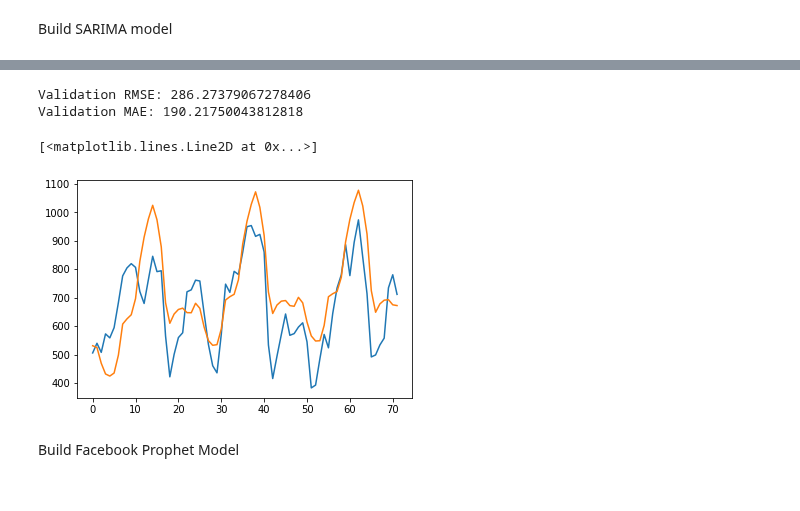
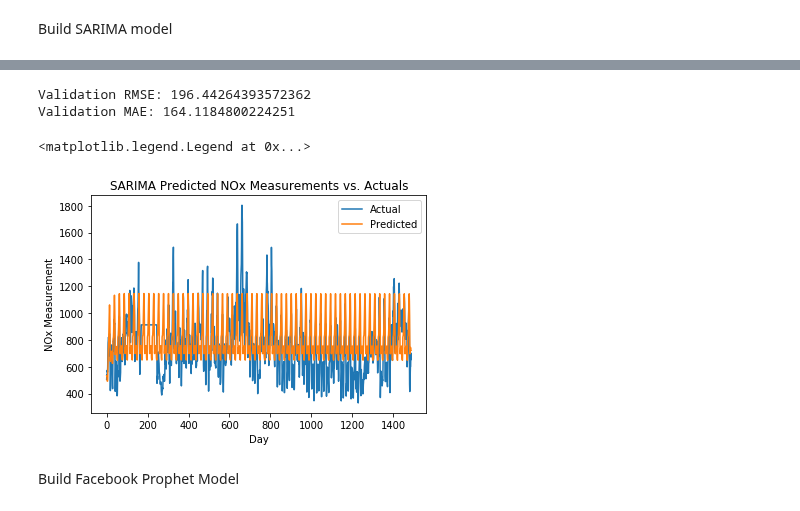
Before and after one commit to blantj/environmental_time_series, a Jupyter notebook: Modeling.ipynb, the cells around one changed output, grey strips where cells are left out. Saved outputs shown, nothing was run; the diff lists cells and outputs as text; code cells hidden in the pictures.

```diff
--- a/Modeling.ipynb
+++ b/Modeling.ipynb
@@ -31,10 +31,10 @@ df.head()
 # %% [markdown]
 Convert Period column to DateTime format
 # %%
-def replace_periods(date_time):
+def reformat_date(date_time):
     return str(date_time).replace('.',':')
 df['Period'] = df['Period'].apply(replace_periods)
-df['Period'] = pd.to_datetime(df['Period'])
+df['Period'] = pd.to_datetime(df['Period'], dayfirst=True)
 df.head()
 # %% [output]
 |  | Period | NOx |
@@ -60,0 +77,3 @@ memory usage: 219.3 KB
+# %%
+df['NOx'] = df['NOx'].replace({-200: np.nan})
+df.fillna(method='ffill', inplace=True)
@@ -136,7 +182,7 @@ Validation MAE: 71.81573638197713
 # %% [markdown]
 Build SARIMA model
 # %%
-sarima = SARIMAX(train_series, order = (2,1,3), seasonal_order = (3,1,3,24))
+sarima = SARIMAX(train_series, order = (1,1,1), seasonal_order = (1,1,1,24))
 sarima_model = sarima.fit()
 print(sarima_model.summary())
 print(sarima_model.params)
@@ -145,15 +209,19 @@ val_pred_sarima = sarima_model.forecast(steps=1488)
 print('Validation RMSE:', np.sqrt(mean_squared_error(val_series, val_pred_sarima)))
 print('Validation MAE:', mean_absolute_error(val_series, val_pred_sarima))
 # %% [output]
-Validation RMSE: 286.27379067278406
-Validation MAE: 190.21750043812818
+Validation RMSE: 196.44264393572362
+Validation MAE: 164.1184800224251
 # %%
 fig, ax = plt.subplots()
-ax.plot(range(0,72),val_series[0:72])
-ax.plot(range(0,72),val_pred_sarima[0:72])
+ax.plot(range(0,1488),val_series)
+ax.plot(range(0,1488),val_pred_sarima)
+ax.set_xlabel('Day')
+ax.set_ylabel('NOx Measurement')
+ax.set_title('SARIMA Predicted NOx Measurements vs. Actuals')
+ax.legend(labels = ['Actual','Predicted'])
 # %% [output]
-[<matplotlib.lines.Line2D at 0x...>]
+<matplotlib.legend.Legend at 0x...>
-[figure, old version]
+[figure, new version]
 # %% [markdown]
 Build Facebook Prophet Model
 # %%
```
Also changed, not shown: parts of 26 cells of this notebook.
